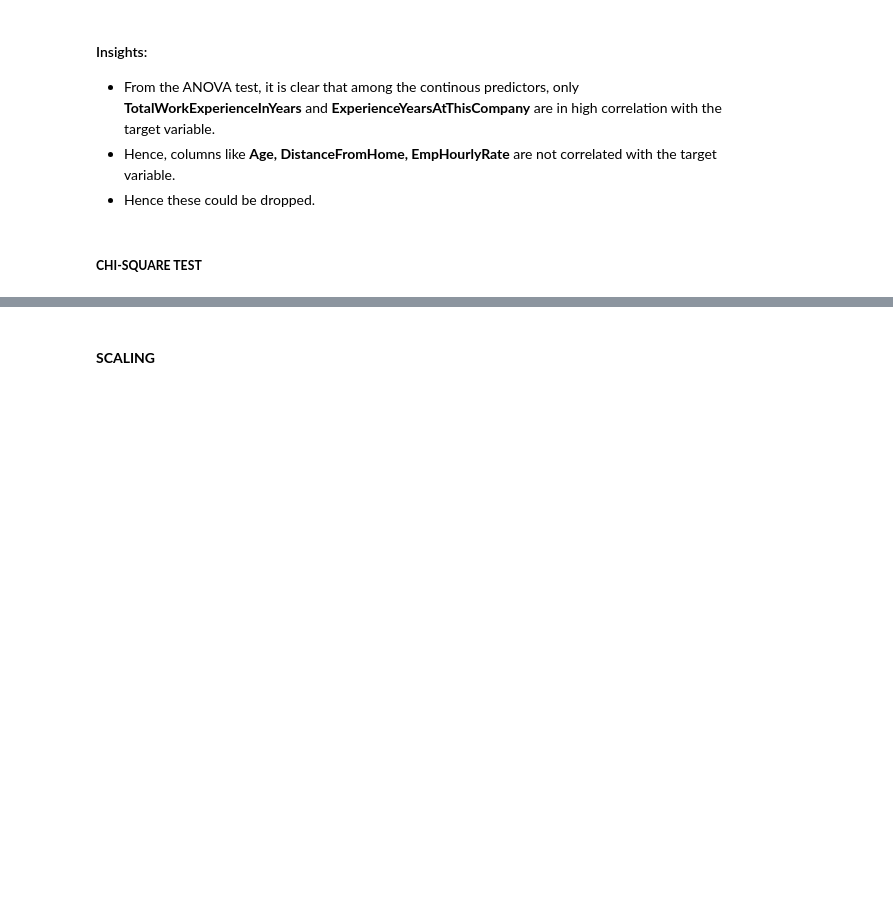
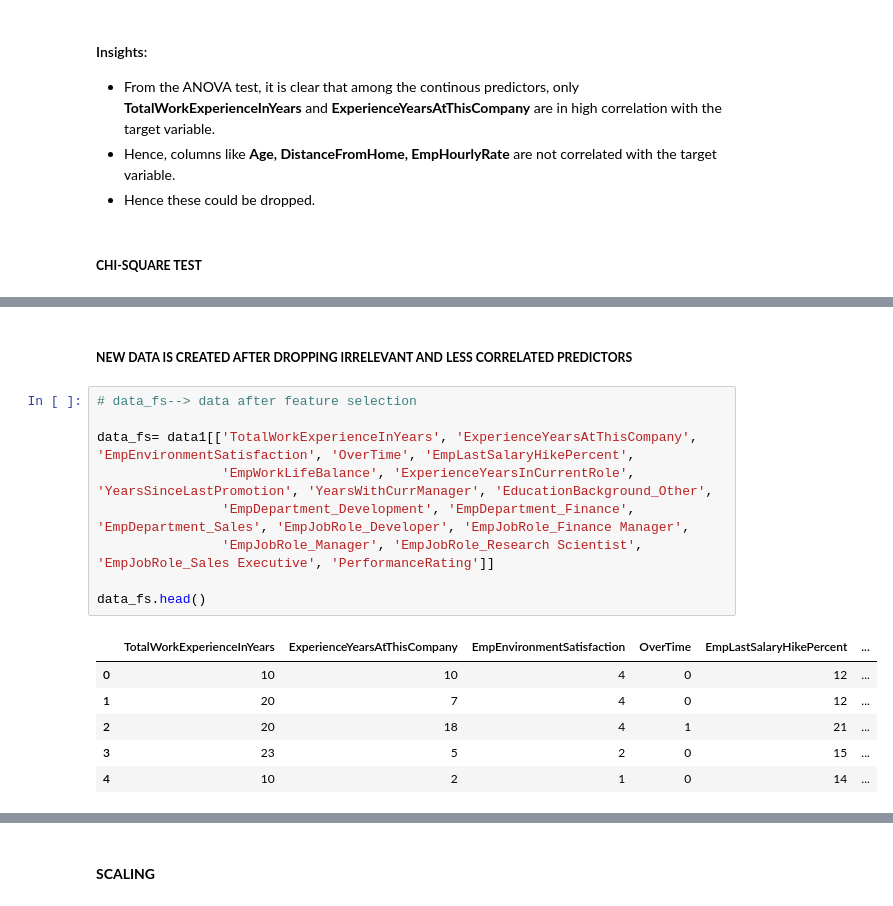
Before and after one commit to shanusaras/Employees_performance_analysis, a Jupyter notebook: src/models/train_model.ipynb, the cells around one changed output, grey strips where cells are left out. Drawn from its saved outputs; the diff is of its cells as text; blank space fills up the shorter version.

```diff
--- a/src/models/train_model.ipynb
+++ b/src/models/train_model.ipynb
@@ -186,0 +283,18 @@ ANOVA RESULTS:
+# %% [markdown]
+##### **NEW DATA IS CREATED AFTER DROPPING IRRELEVANT AND LESS CORRELATED PREDICTORS**
+# %%
+# data_fs--> data after feature selection
+
+data_fs= data1[['TotalWorkExperienceInYears', 'ExperienceYearsAtThisCompany', 'EmpEnvironmentSatisfaction', 'OverTime', 'EmpLastSalaryHikePercent',
+                'EmpWorkLifeBalance', 'ExperienceYearsInCurrentRole', 'YearsSinceLastPromotion', 'YearsWithCurrManager', 'EducationBackground_Other',
+                'EmpDepartment_Development', 'EmpDepartment_Finance', 'EmpDepartment_Sales', 'EmpJobRole_Developer', 'EmpJobRole_Finance Manager',
+                'EmpJobRole_Manager', 'EmpJobRole_Research Scientist', 'EmpJobRole_Sales Executive', 'PerformanceRating']]
+
+data_fs.head()
+# %% [output]
+|  | TotalWorkExperienceInYears | ExperienceYearsAtThisCompany | EmpEnvironmentSatisfaction | OverTime | EmpLastSalaryHikePercent | ... |
+| 0 | 10 | 10 | 4 | 0 | 12 | ... |
+| 1 | 20 | 7 | 4 | 0 | 12 | ... |
+| 2 | 20 | 18 | 4 | 1 | 21 | ... |
+| 3 | 23 | 5 | 2 | 0 | 15 | ... |
+| 4 | 10 | 2 | 1 | 0 | 14 | ... |
```
Also changed, not shown: parts of 175 cells of this notebook.
